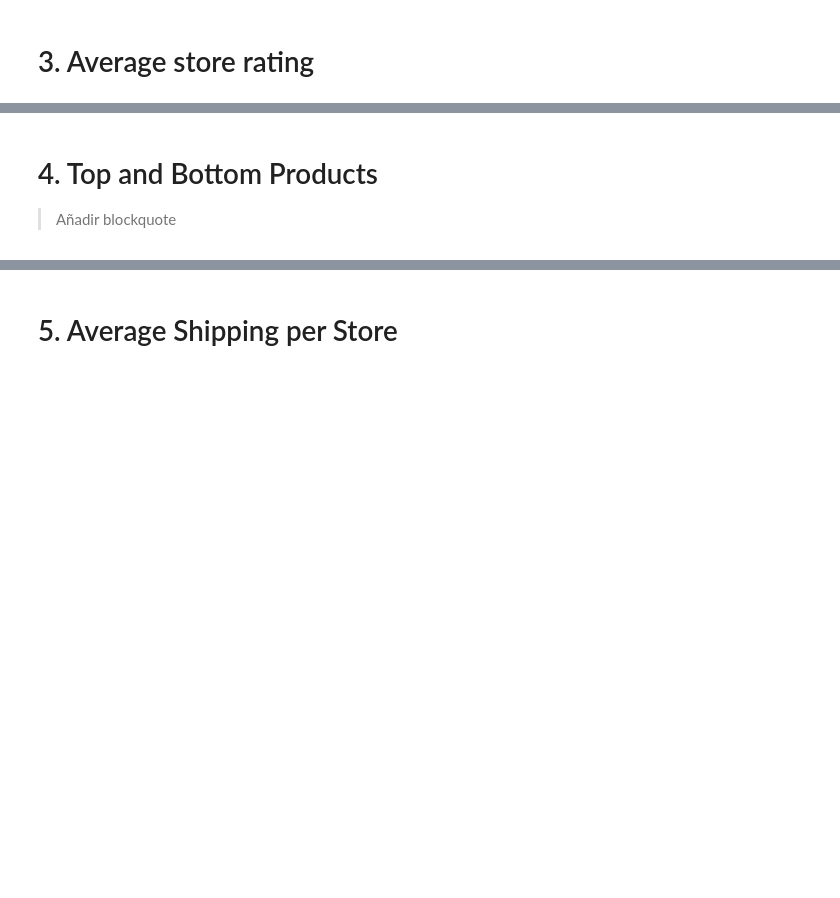
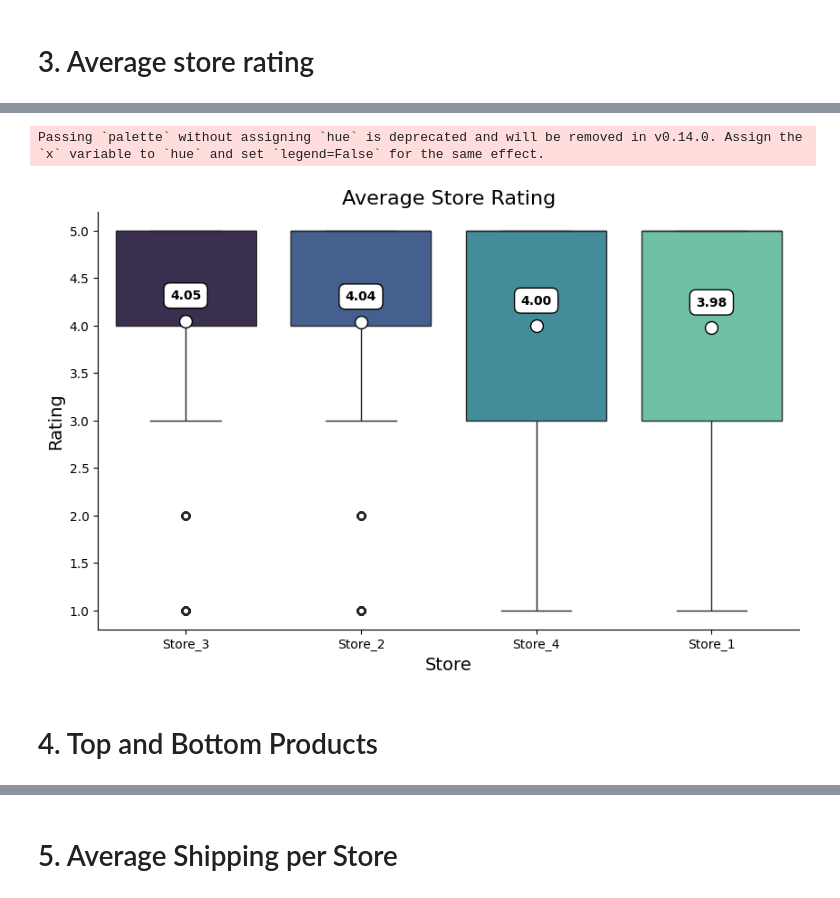
Before and after one commit to melnotte/store-analysis, a Jupyter notebook: Store_Analysis.ipynb, the cells around one changed output, grey strips where cells are left out. Drawn from its saved outputs; the diff is of its cells as text; code cells hidden in the pictures; blank space fills up the shorter version.

```diff
--- a/Store_Analysis.ipynb
+++ b/Store_Analysis.ipynb
@@ -28,2 +132,5 @@ tienda.head()
 # %% [markdown]
 # 2. Sales by category
+# %%
+sales_by_category = {f'Store_{i}': df.groupby('Categoría del Producto')['Precio'].sum() for i, df in enumerate(stores, 1)}
+sales_by_category
@@ -29,0 +155,11 @@ tienda.head()
+# %%
+df = []
+
+for store, series in sales_by_category.items():
+  temp_df = series.reset_index()
+  temp_df.columns = ['Category', 'Sales']
+  temp_df['Store'] = store
+  df.append(temp_df)
+
+df = pd.concat(df)
+df
@@ -32,4 +237,39 @@ tienda.head()
+# %%
+store_means = df.groupby('Store')['Calificación'].mean().sort_values(ascending=False)
+sort_order = store_means.index
+
+plt.figure(figsize=(10, 6))
+ax = sns.boxplot(
+    data=df,
+    x='Store',
+    y='Calificación',
+    order=sort_order,
+    palette='mako',
+    showmeans=True,
+    meanprops={'marker': 'o', 'markerfacecolor': 'white', 'markeredgecolor': 'black', 'markersize':'10'}
+)
+
+for i, store in enumerate(sort_order):
+  mean_value = store_means[store]
+  ax.text(
+      i,
+      mean_value + 0.2,
+      f'{mean_value:.2f}',
+      ha='center',
+      va='bottom',
+      fontweight='bold',
+      color='black',
+      bbox=dict(facecolor='white', edgecolor='black', boxstyle='round,pad=0.5')
+  )
+
+
+sns.despine()
+plt.title('Average Store Rating', fontsize=16)
+plt.xlabel('Store', fontsize=14)
+plt.ylabel('Rating', fontsize=14)
+plt.show()
+# %% [output]
+Passing `palette` without assigning `hue` is deprecated and will be removed in v0.14.0. Assign the `x` variable to `hue` and set `legend=False` for the same effect.
+[figure, added]
 # %% [markdown]
 # 4. Top and Bottom Products
-
-> Añadir blockquote
```
Also changed, not shown: parts of 21 cells of this notebook.
